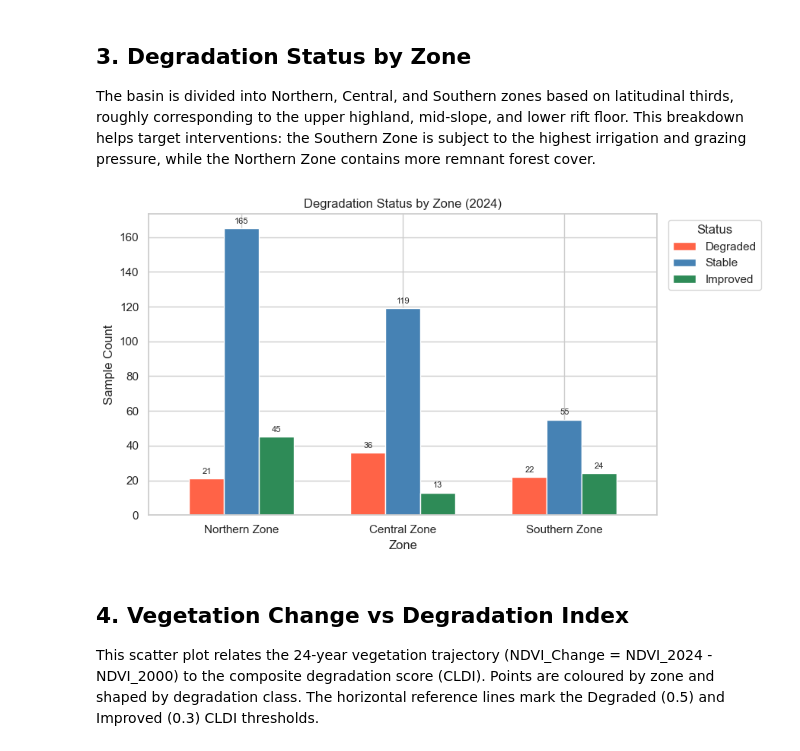
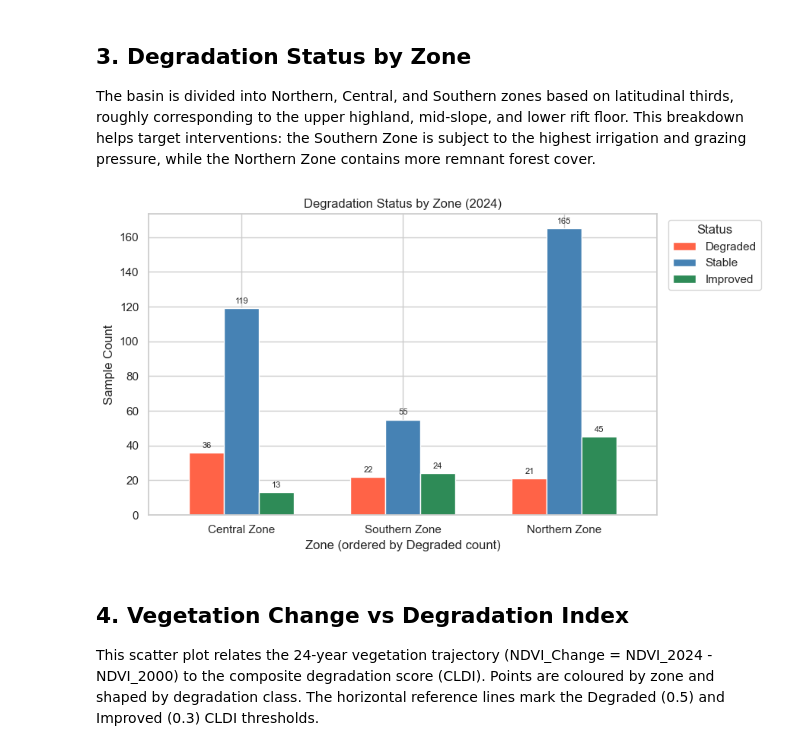
Before and after one commit to Israelzemedkun/gidabo-basin-cldi-analysis, a Jupyter notebook: notebooks/analysis.ipynb, the cells around one changed output. Drawn from its saved outputs; the diff is of its cells as text; code cells hidden in the pictures.

Commit message:
Enhance notebook - raw distributions, change plots, model comparison, basin boundary, helper function

```diff
--- a/notebooks/analysis.ipynb
+++ b/notebooks/analysis.ipynb
@@ -196,36 +310,42 @@ The basin is divided into Northern, Central, and Southern zones based on latitud
 # %%
 import os
 import pandas as pd
 import matplotlib.pyplot as plt
 
 DATA_PATH = os.path.join('..', 'data', 'gidabo_degradation_samples.csv')
 df = pd.read_csv(DATA_PATH)
 
-zone_order = ['Northern Zone', 'Central Zone', 'Southern Zone']
 status_order = ['Degraded', 'Stable', 'Improved']
 zone_status = (df.groupby(['Zone', 'Degradation_Status'])
                .size()
-               .unstack(fill_value=0)
-               .reindex(index=zone_order,
-                        columns=[s for s in status_order if s in df['Degradation_Status'].unique()],
-                        fill_value=0))
+               .unstack(fill_value=0))
+
+# Reorder zones by total Degraded count descending
+deg_col = 'Degraded' if 'Degraded' in zone_status.columns else zone_status.columns[0]
+zone_order = zone_status[deg_col].sort_values(ascending=False).index.tolist()
+
+zone_status = zone_status.reindex(
+    index=zone_order,
+    columns=[s for s in status_order if s in zone_status.columns],
+    fill_value=0
+)
 
 colors = ['tomato', 'steelblue', 'seagreen']
 fig, ax = plt.subplots(figsize=(9, 5))
 zone_status.plot(kind='bar', ax=ax, color=colors[:len(zone_status.columns)],
                  edgecolor='white', width=0.65)
 for container in ax.containers:
     ax.bar_label(container, padding=3, fontsize=8)
-ax.set_xlabel('Zone')
+ax.set_xlabel('Zone (ordered by Degraded count)')
 ax.set_ylabel('Sample Count')
 ax.set_title('Degradation Status by Zone (2024)')
 ax.set_xticklabels(ax.get_xticklabels(), rotation=0)
 ax.legend(title='Status', bbox_to_anchor=(1.01, 1), loc='upper left')
 plt.tight_layout()
 plt.savefig('../data/fig_status_by_zone.png', dpi=150, bbox_inches='tight')
 plt.show()
 # %% [output]
-[figure, old version]
+[figure, new version]
 # %% [markdown]
 ## 4. Vegetation Change vs Degradation Index
 
```
Also changed, not shown: parts of 13 cells of this notebook, 5 other files.
